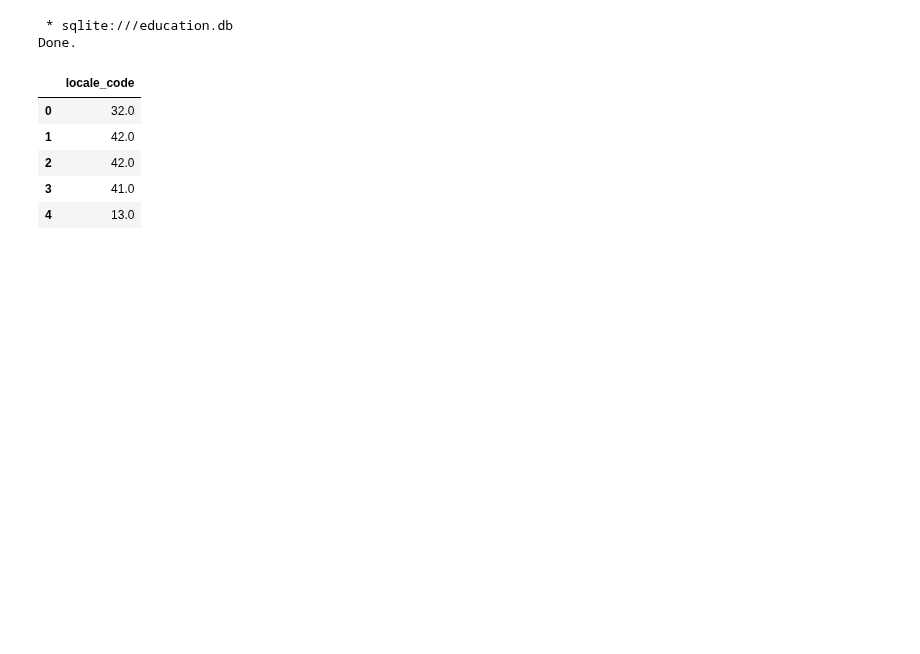
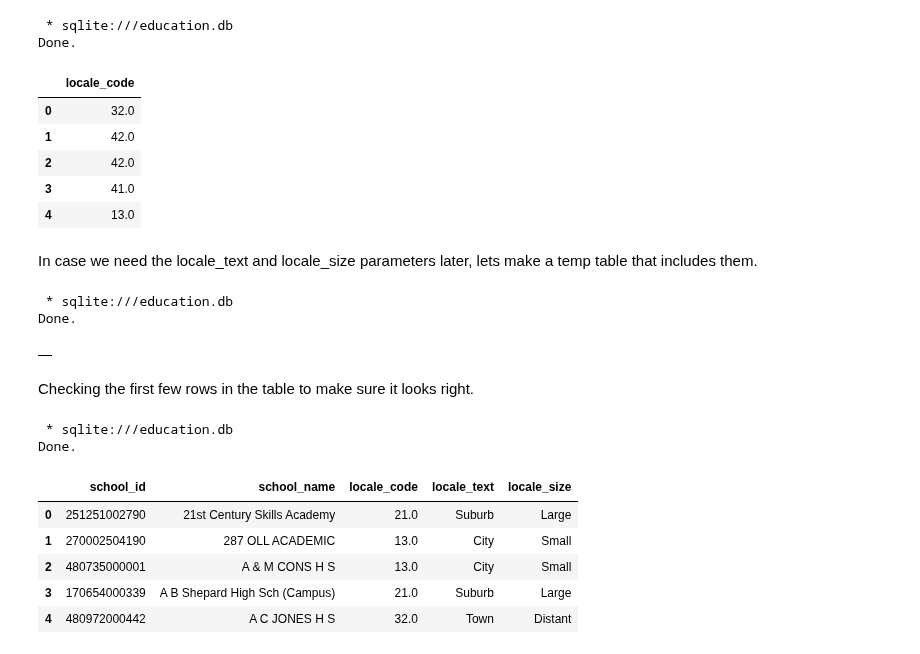
Before and after one commit to LucasCroslyn/CodingProblems, a Jupyter notebook: CodeAcademy/Data Science SQL Projects/DSIP #3 Education Database/Queries.ipynb, the cells around one changed output. Saved outputs shown, nothing was run; the diff lists cells and outputs as text; code cells hidden in the pictures; blank space fills up the shorter version.

```diff
--- a/CodeAcademy/Data Science SQL Projects/DSIP #3 Education Database/Queries.ipynb
+++ b/CodeAcademy/Data Science SQL Projects/DSIP #3 Education Database/Queries.ipynb
@@ -263,3 +265,50 @@ Done.
 | 2 | 42.0 |
 | 3 | 41.0 |
 | 4 | 13.0 |
+# %% [markdown]
+In case we need the locale_text and locale_size parameters later, lets make a temp table that includes them.
+# %%
+%%sql
+CREATE TEMPORARY TABLE temp_locale AS
+    SELECT
+        school_id,
+        school_name,
+        locale_code,
+        CASE
+            WHEN locale_code > 10 AND locale_code < 14 THEN 'City'
+            WHEN locale_code > 20 AND locale_code < 24 THEN 'Suburb'
+            WHEN locale_code > 30 AND locale_code < 34 THEN 'Town'
+            WHEN locale_code > 40 AND locale_code < 44 THEN 'Rural'
+            ELSE 'Unknown'
+        END AS locale_text,
+        CASE
+            WHEN locale_code = 11 OR locale_code = 21 THEN 'Large'
+            WHEN locale_code = 12 OR locale_code = 22 THEN 'Midsize'
+            WHEN locale_code = 13 OR locale_code = 23 THEN 'Small'
+            WHEN locale_code = 31 OR locale_code = 41 THEN 'Fringe'
+            WHEN locale_code = 32 OR locale_code = 42 THEN 'Distant'
+            WHEN locale_code = 33 OR locale_code = 43 THEN 'Remote'
+            ELSE 'Unknown'
+        END AS locale_size
+    FROM highschool;
+# %% [output]
+ * sqlite:///education.db
+Done.
+|  |
+# %% [markdown]
+Checking the first few rows in the table to make sure it looks right.
+# %%
+%%sql
+SELECT school_id, school_name, locale_code, locale_text, locale_size
+FROM temp_locale
+ORDER BY school_name
+LIMIT 5;
+# %% [output]
+ * sqlite:///education.db
+Done.
+|  | school_id | school_name | locale_code | locale_text | locale_size |
+| 0 | 251251002790 | 21st Century Skills Academy | 21.0 | Suburb | Large |
+| 1 | 270002504190 | 287 OLL ACADEMIC | 13.0 | City | Small |
+| 2 | 480735000001 | A & M CONS H S | 13.0 | City | Small |
+| 3 | 170654000339 | A B Shepard High Sch (Campus) | 21.0 | Suburb | Large |
+| 4 | 480972000442 | A C JONES H S | 32.0 | Town | Distant |
```
Also changed, not shown: parts of 4 cells of this notebook.
